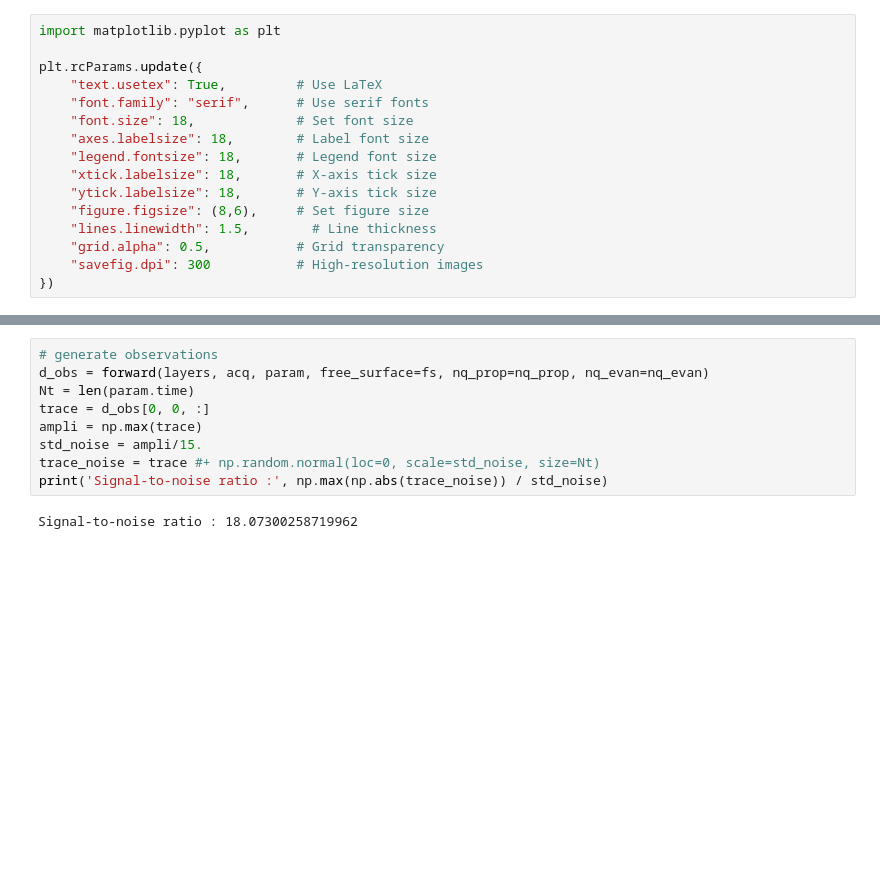
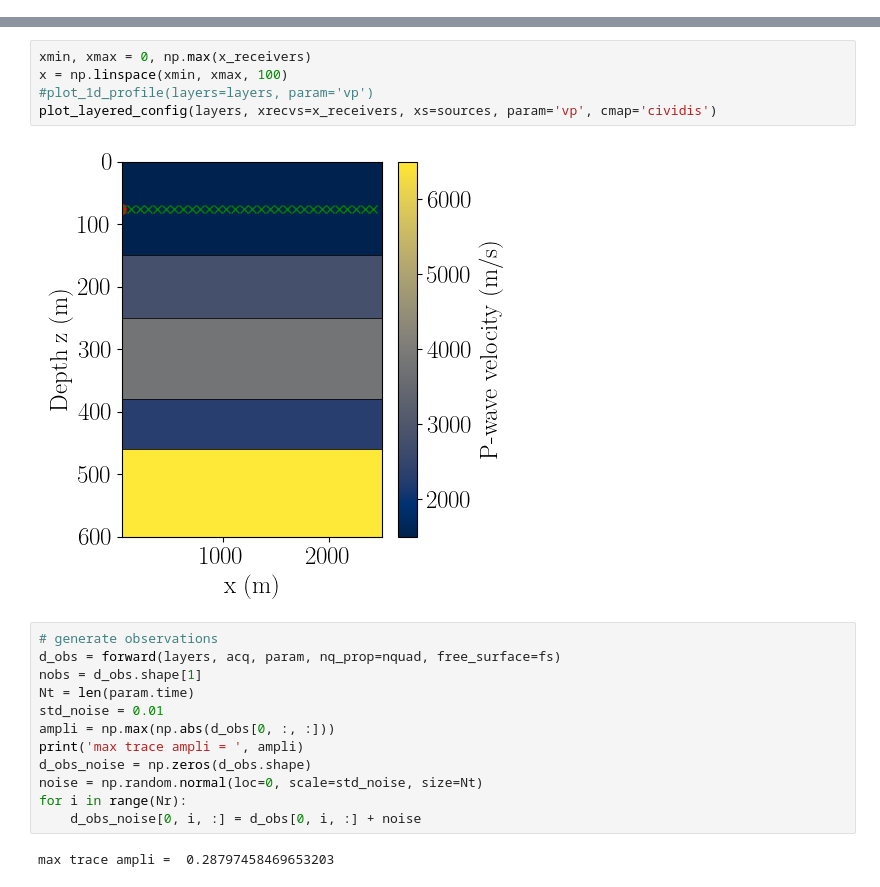
Before and after one commit to pmarchne/reflectivity-acoustic, a Jupyter notebook: notebooks/L2_cost.ipynb, the cells around one changed output, grey strips where cells are left out. Cells and saved outputs as stored; diff of their text form; blank space fills up the shorter version.

```diff
--- a/notebooks/L2_cost.ipynb
+++ b/notebooks/L2_cost.ipynb
@@ -15,16 +32,0 @@ np.random.seed(52)
-# %%
-import matplotlib.pyplot as plt
-
-plt.rcParams.update({
-    "text.usetex": True,         # Use LaTeX
-    "font.family": "serif",      # Use serif fonts
-    "font.size": 18,             # Set font size
-    "axes.labelsize": 18,        # Label font size
-    "legend.fontsize": 18,       # Legend font size
-    "xtick.labelsize": 18,       # X-axis tick size
-    "ytick.labelsize": 18,       # Y-axis tick size
-    "figure.figsize": (8,6),     # Set figure size
-    "lines.linewidth": 1.5,        # Line thickness
-    "grid.alpha": 0.5,           # Grid transparency
-    "savefig.dpi": 300           # High-resolution images
-})
@@ -59,11 +79,21 @@ acq = Acquisition(sources, receivers)
+# %%
+xmin, xmax = 0, np.max(x_receivers)
+x = np.linspace(xmin, xmax, 100)
+#plot_1d_profile(layers=layers, param='vp')
+plot_layered_config(layers, xrecvs=x_receivers, xs=sources, param='vp', cmap='cividis')
+# %% [output]
+[figure, added]
 # %%
 # generate observations
-d_obs = forward(layers, acq, param, free_surface=fs, nq_prop=nq_prop, nq_evan=nq_evan)
+d_obs = forward(layers, acq, param, nq_prop=nquad, free_surface=fs)
+nobs = d_obs.shape[1]
 Nt = len(param.time)
-trace = d_obs[0, 0, :]
-ampli = np.max(trace)
-std_noise = ampli/15.
-trace_noise = trace #+ np.random.normal(loc=0, scale=std_noise, size=Nt)
-print('Signal-to-noise ratio :', np.max(np.abs(trace_noise)) / std_noise)
+std_noise = 0.01
+ampli = np.max(np.abs(d_obs[0, :, :]))
+print('max trace ampli = ', ampli)
+d_obs_noise = np.zeros(d_obs.shape)
+noise = np.random.normal(loc=0, scale=std_noise, size=Nt)
+for i in range(Nr):
+    d_obs_noise[0, i, :] = d_obs[0, i, :] + noise
 # %% [output]
-Signal-to-noise ratio : 18.07300258719962
+max trace ampli =  0.28797458469653203
```
Also changed, not shown: parts of 12 cells of this notebook, 11 other files.
